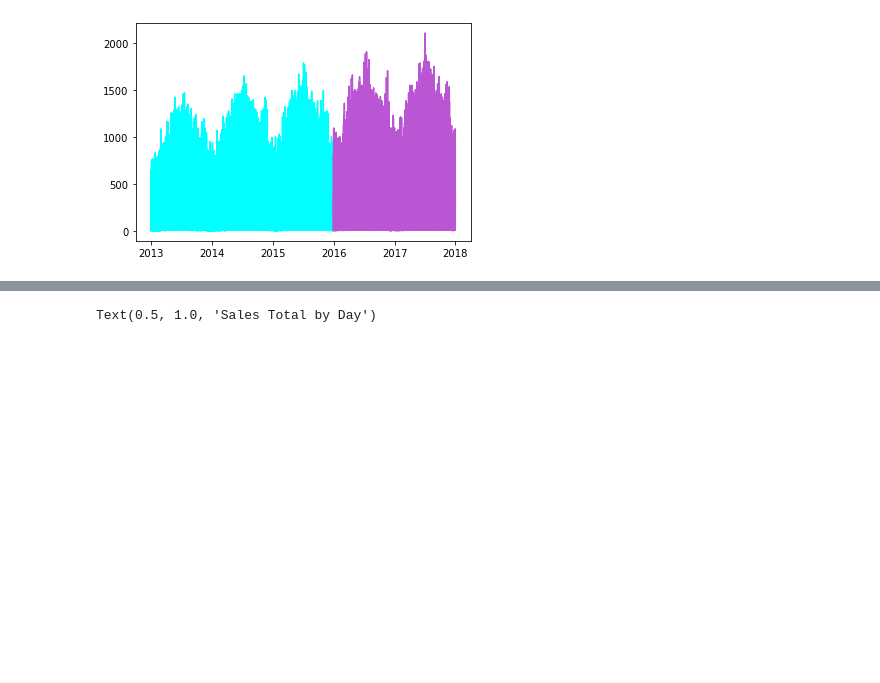
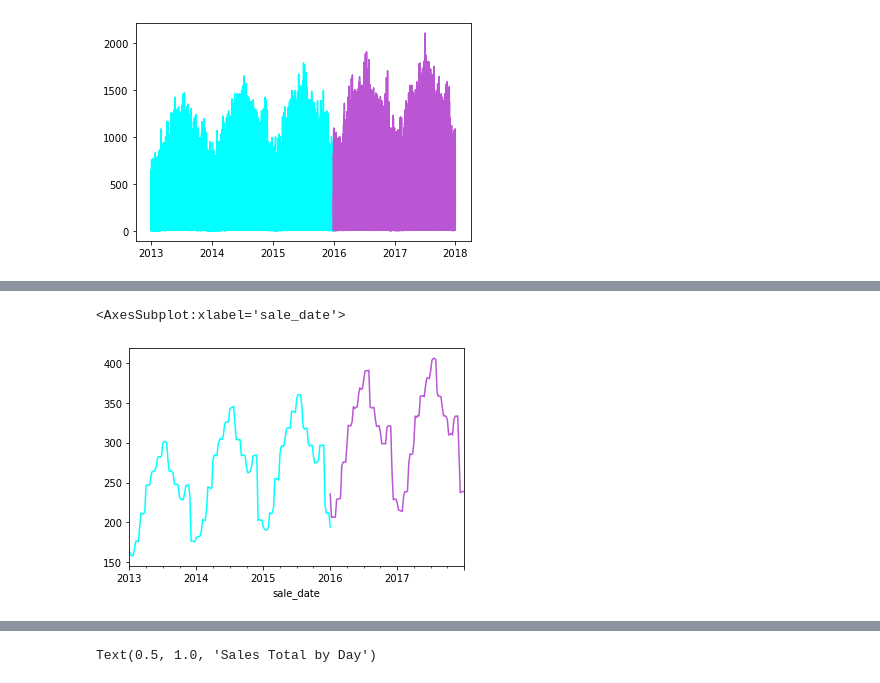
Before and after one commit to CaitlynCarney/time-series-exercises, a Jupyter notebook: explore_exercises.ipynb, the cells around one changed output, grey strips where cells are left out. Saved outputs shown, nothing was run; the diff lists cells and outputs as text; code cells hidden in the pictures; blank space fills up the shorter version.

```diff
--- a/explore_exercises.ipynb
+++ b/explore_exercises.ipynb
@@ -55,0 +62,6 @@ plt.plot(test.index, test.sales_total, color='mediumorchid')
+# %%
+train.resample('W').sales_total.mean().plot(color='cyan')
+test.resample('W').sales_total.mean().plot(color='mediumorchid')
+# %% [output]
+<AxesSubplot:xlabel='sale_date'>
+[figure, added]
```
Also changed, not shown: parts of 7 cells of this notebook.
